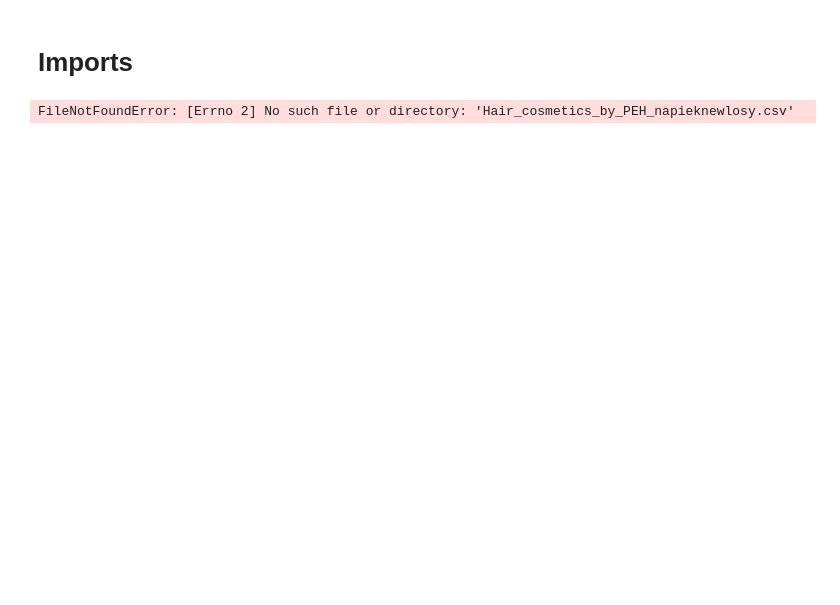
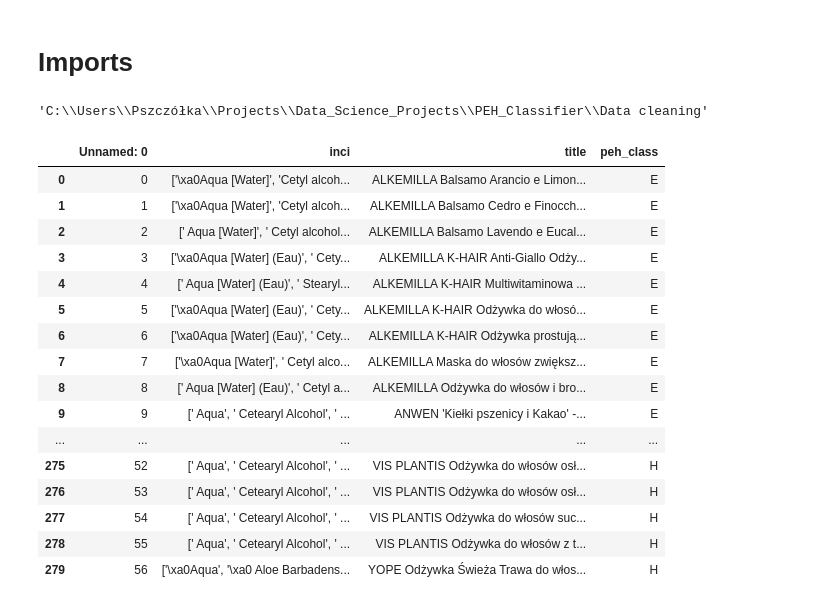
Before and after one commit to CodingBee77/Data_Science_Projects, a Jupyter notebook: PEH_Classifier/Data cleaning/PEH_Classifier_data_cleaning.ipynb, the cells around one changed output. Saved outputs shown, nothing was run; the diff lists cells and outputs as text; code cells hidden in the pictures; blank space fills up the shorter version.

Commit message:
Data cleaning vol1

```diff
--- a/PEH_Classifier/Data cleaning/PEH_Classifier_data_cleaning.ipynb
+++ b/PEH_Classifier/Data cleaning/PEH_Classifier_data_cleaning.ipynb
@@ -3,8 +3,30 @@
 # %%
 import numpy as np
 import pandas as pd
+# %%
+pwd
+# %% [output]
+'C:\\Users\\Pszczółka\\Projects\\Data_Science_Projects\\PEH_Classifier\\Data cleaning'
 # %%
-df_npk = pd.read_csv('Hair_cosmetics_by_PEH_napieknewlosy.csv')
-df_l = pd.read_csv('Hair_cosmetics_by_PEH_loczek.csv')
+df_npk = pd.read_csv('../Data_collection/Hair_cosmetics_by_PEH_napieknewlosy.csv')
+df_l = pd.read_csv('../Data_collection/Hair_cosmetics_by_PEH_loczek.csv')
-# %% [output]
-FileNotFoundError: [Errno 2] No such file or directory: 'Hair_cosmetics_by_PEH_napieknewlosy.csv'
+# %%
+df_npk
+# %% [output]
+|  | Unnamed: 0 | inci | title | peh_class |
+| 0 | 0 | ['\xa0Aqua [Water]', 'Cetyl alcoh... | ALKEMILLA Balsamo Arancio e Limon... | E |
+| 1 | 1 | ['\xa0Aqua [Water]', 'Cetyl alcoh... | ALKEMILLA Balsamo Cedro e Finocch... | E |
+| 2 | 2 | [' Aqua [Water]', ' Cetyl alcohol... | ALKEMILLA Balsamo Lavendo e Eucal... | E |
+| 3 | 3 | ['\xa0Aqua [Water] (Eau)', ' Cety... | ALKEMILLA K-HAIR Anti-Giallo Odży... | E |
+| 4 | 4 | [' Aqua [Water] (Eau)', ' Stearyl... | ALKEMILLA K-HAIR Multiwitaminowa ... | E |
+| 5 | 5 | ['\xa0Aqua [Water] (Eau)', ' Cety... | ALKEMILLA K-HAIR Odżywka do włosó... | E |
+| 6 | 6 | ['\xa0Aqua [Water] (Eau)', ' Cety... | ALKEMILLA K-HAIR Odżywka prostują... | E |
+| 7 | 7 | ['\xa0Aqua [Water]', ' Cetyl alco... | ALKEMILLA Maska do włosów zwiększ... | E |
+| 8 | 8 | [' Aqua [Water] (Eau)', ' Cetyl a... | ALKEMILLA Odżywka do włosów i bro... | E |
+| 9 | 9 | [' Aqua', ' Cetearyl Alcohol', ' ... | ANWEN 'Kiełki pszenicy i Kakao' -... | E |
+| ... | ... | ... | ... | ... |
+| 275 | 52 | [' Aqua', ' Cetearyl Alcohol', ' ... | VIS PLANTIS Odżywka do włosów osł... | H |
+| 276 | 53 | [' Aqua', ' Cetearyl Alcohol', ' ... | VIS PLANTIS Odżywka do włosów osł... | H |
+| 277 | 54 | [' Aqua', ' Cetearyl Alcohol', ' ... | VIS PLANTIS Odżywka do włosów suc... | H |
+| 278 | 55 | [' Aqua', ' Cetearyl Alcohol', ' ... | VIS PLANTIS Odżywka do włosów z t... | H |
+| 279 | 56 | ['\xa0Aqua', '\xa0 Aloe Barbadens... | YOPE Odżywka Świeża Trawa do włos... | H |
```
Also changed, not shown: parts of 11 cells of this notebook.
